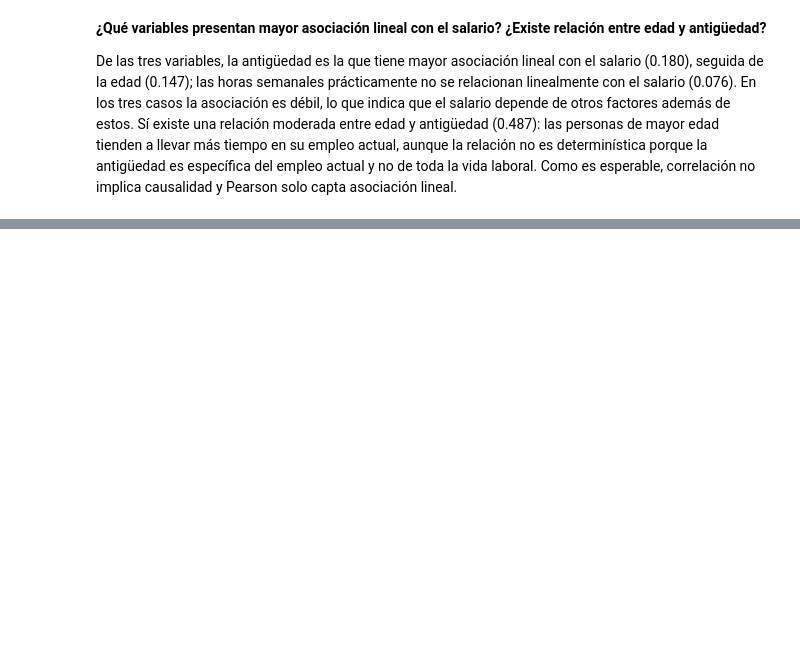
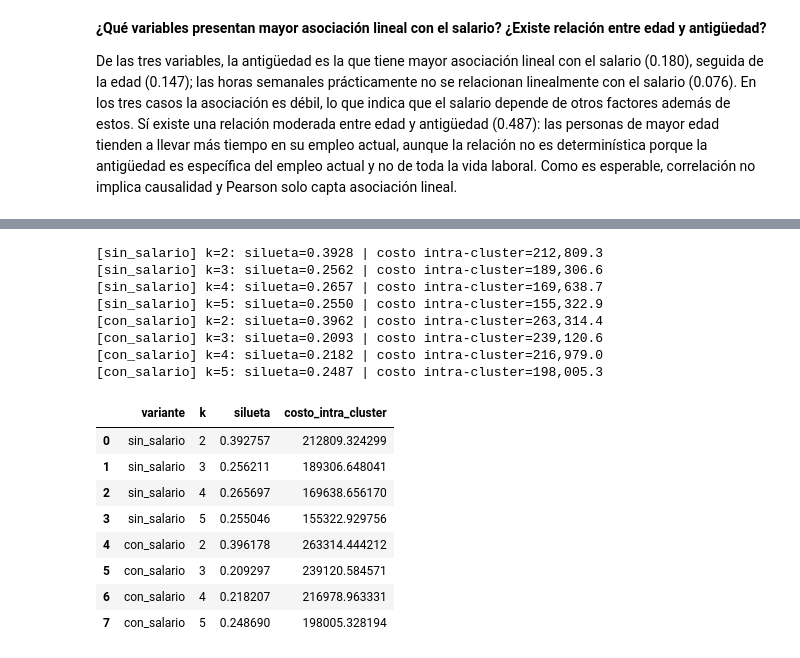
Before and after one commit to erickguerra2/LAB07-DATA, a Jupyter notebook: Lab7.ipynb, the cells around one changed output, grey strips where cells are left out. Cells and saved outputs as stored; diff of their text form; code cells hidden in the pictures; blank space fills up the shorter version.

```diff
--- a/Lab7.ipynb
+++ b/Lab7.ipynb
@@ -1315,0 +1389,38 @@ De las tres variables, la antigüedad es la que tiene mayor asociación lineal c
+# %%
+def barrer_k(df_features, etiqueta_variante, valores_k=(2, 3, 4, 5), semilla=42):
+    filas = []
+    evaluador = ClusteringEvaluator(featuresCol="features", predictionCol="cluster",
+                                     metricName="silhouette", distanceMeasure="squaredEuclidean")
+    for k in valores_k:
+        kmeans = KMeans(featuresCol="features", predictionCol="cluster", k=k, seed=semilla)
+        modelo = kmeans.fit(df_features)
+        pred = modelo.transform(df_features)
+        silueta = evaluador.evaluate(pred)
+        costo = modelo.summary.trainingCost
+        filas.append({"variante": etiqueta_variante, "k": k, "silueta": silueta, "costo_intra_cluster": costo})
+        print(f"[{etiqueta_variante}] k={k}: silueta={silueta:.4f} | costo intra-cluster={costo:,.1f}")
+    return pd.DataFrame(filas)
+
+
+resultados_sin = barrer_k(df_sin_salario, "sin_salario")
+resultados_con = barrer_k(df_con_salario, "con_salario")
+resultados_k = pd.concat([resultados_sin, resultados_con], ignore_index=True)
+display(resultados_k)
+# %% [output]
+[sin_salario] k=2: silueta=0.3928 | costo intra-cluster=212,809.3
+[sin_salario] k=3: silueta=0.2562 | costo intra-cluster=189,306.6
+[sin_salario] k=4: silueta=0.2657 | costo intra-cluster=169,638.7
+[sin_salario] k=5: silueta=0.2550 | costo intra-cluster=155,322.9
+[con_salario] k=2: silueta=0.3962 | costo intra-cluster=263,314.4
+[con_salario] k=3: silueta=0.2093 | costo intra-cluster=239,120.6
+[con_salario] k=4: silueta=0.2182 | costo intra-cluster=216,979.0
+[con_salario] k=5: silueta=0.2487 | costo intra-cluster=198,005.3
+|  | variante | k | silueta | costo_intra_cluster |
+| 0 | sin_salario | 2 | 0.392757 | 212809.324299 |
+| 1 | sin_salario | 3 | 0.256211 | 189306.648041 |
+| 2 | sin_salario | 4 | 0.265697 | 169638.656170 |
+| 3 | sin_salario | 5 | 0.255046 | 155322.929756 |
+| 4 | con_salario | 2 | 0.396178 | 263314.444212 |
+| 5 | con_salario | 3 | 0.209297 | 239120.584571 |
+| 6 | con_salario | 4 | 0.218207 | 216978.963331 |
+| 7 | con_salario | 5 | 0.248690 | 198005.328194 |
```
Also changed, not shown: parts of 16 cells of this notebook.
